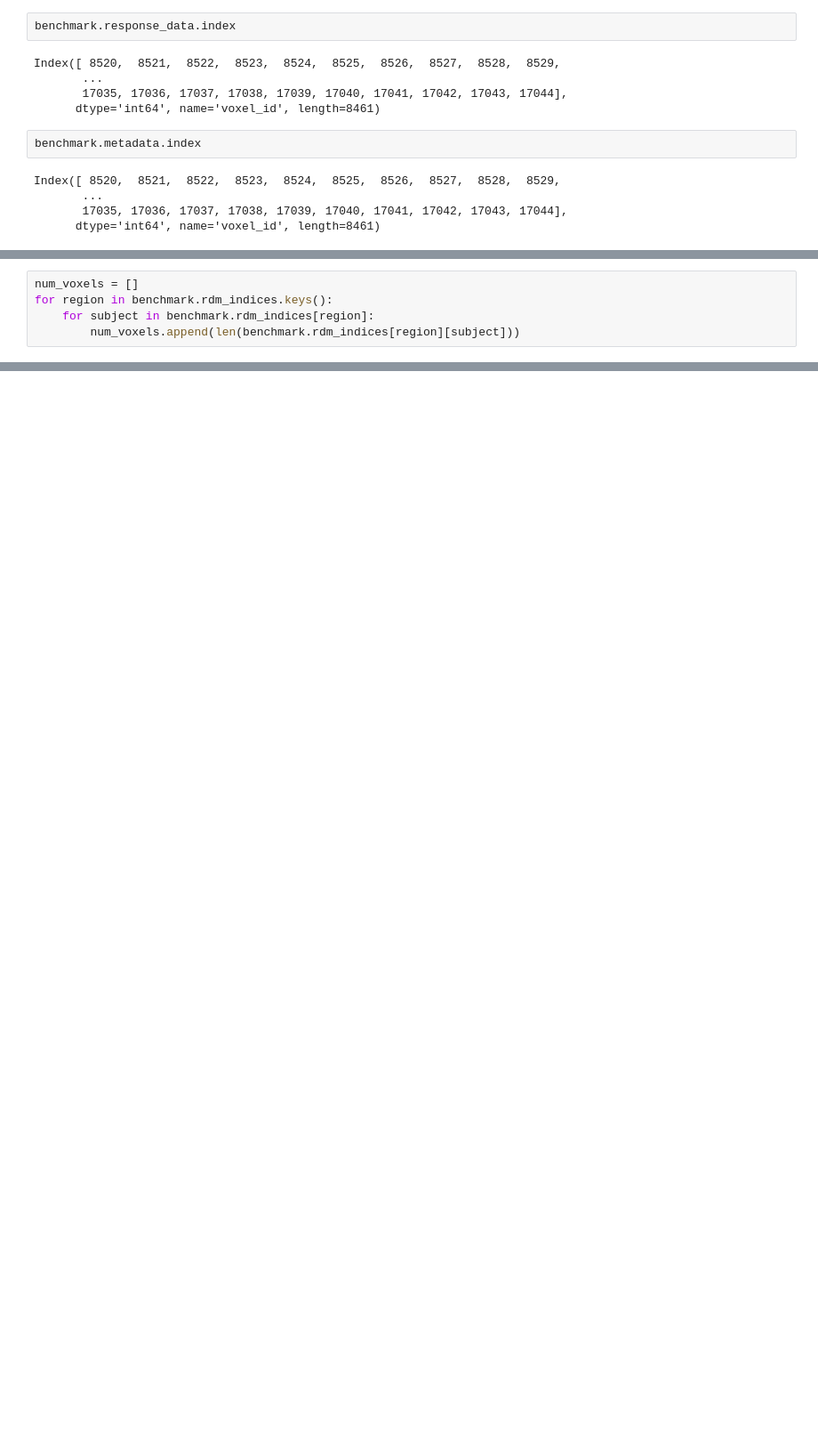
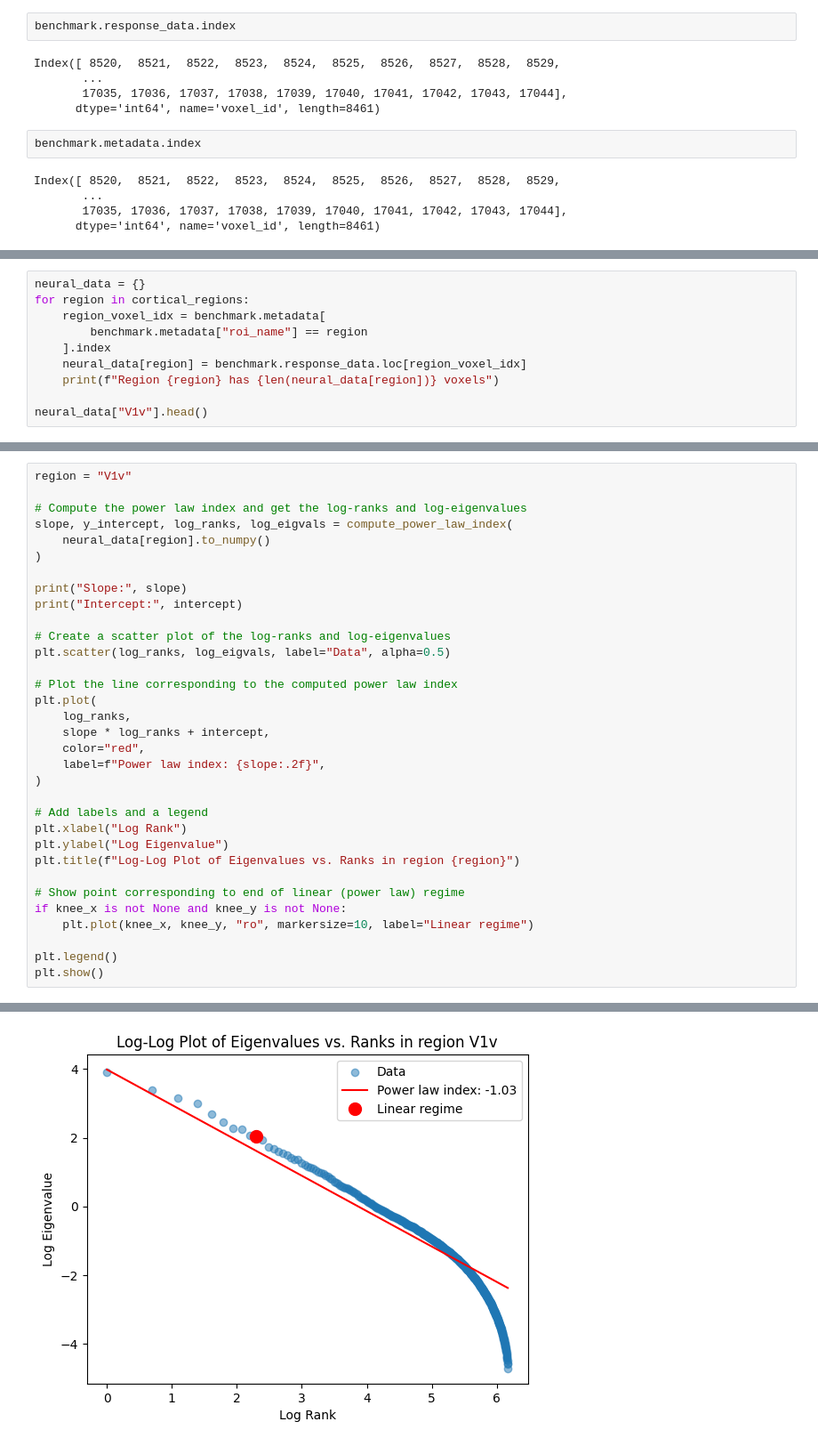
Before and after one commit to franciscoeacosta/DeepNSD, a Jupyter notebook: bmm_project.ipynb, the cells around one changed output, grey strips where cells are left out. Shown: that part at 89% size. Cells and saved outputs as stored; diff of their text form; blank space fills up the shorter version.

```diff
--- a/bmm_project.ipynb
+++ b/bmm_project.ipynb
@@ -79,5 +107,0 @@ benchmark.get_rdm_indices
-# %%
-num_voxels = []
-for region in benchmark.rdm_indices.keys():
-    for subject in benchmark.rdm_indices[region]:
-        num_voxels.append(len(benchmark.rdm_indices[region][subject]))
@@ -219,0 +120,10 @@ plt.show()
+# %%
+neural_data = {}
+for region in cortical_regions:
+    region_voxel_idx = benchmark.metadata[
+        benchmark.metadata["roi_name"] == region
+    ].index
+    neural_data[region] = benchmark.response_data.loc[region_voxel_idx]
+    print(f"Region {region} has {len(neural_data[region])} voxels")
+
+neural_data["V1v"].head()
@@ -219,0 +199,34 @@ plt.show()
+# %%
+region = "V1v"
+
+# Compute the power law index and get the log-ranks and log-eigenvalues
+slope, y_intercept, log_ranks, log_eigvals = compute_power_law_index(
+    neural_data[region].to_numpy()
+)
+
+print("Slope:", slope)
+print("Intercept:", intercept)
+
+# Create a scatter plot of the log-ranks and log-eigenvalues
+plt.scatter(log_ranks, log_eigvals, label="Data", alpha=0.5)
+
+# Plot the line corresponding to the computed power law index
+plt.plot(
+    log_ranks,
+    slope * log_ranks + intercept,
+    color="red",
+    label=f"Power law index: {slope:.2f}",
+)
+
+# Add labels and a legend
+plt.xlabel("Log Rank")
+plt.ylabel("Log Eigenvalue")
+plt.title(f"Log-Log Plot of Eigenvalues vs. Ranks in region {region}")
+
+# Show point corresponding to end of linear (power law) regime
+if knee_x is not None and knee_y is not None:
+    plt.plot(knee_x, knee_y, "ro", markersize=10, label="Linear regime")
+
+plt.legend()
+plt.show()
+# %% [output]
@@ -219,0 +235 @@ plt.show()
+[figure, added]
```
Also changed, not shown: parts of 52 cells of this notebook.
